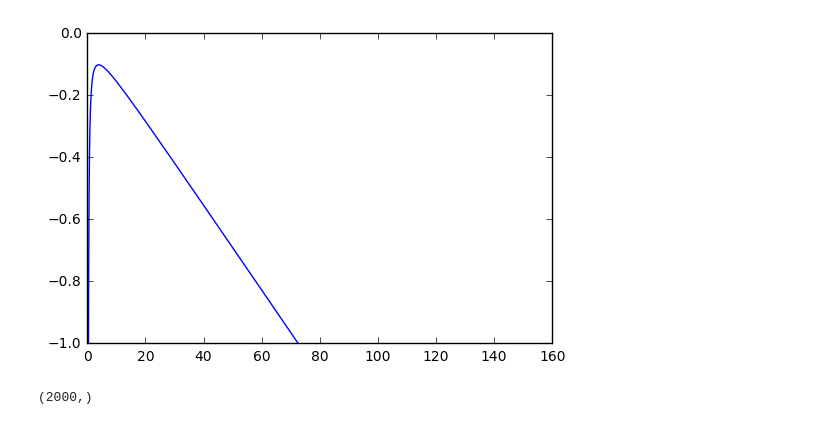
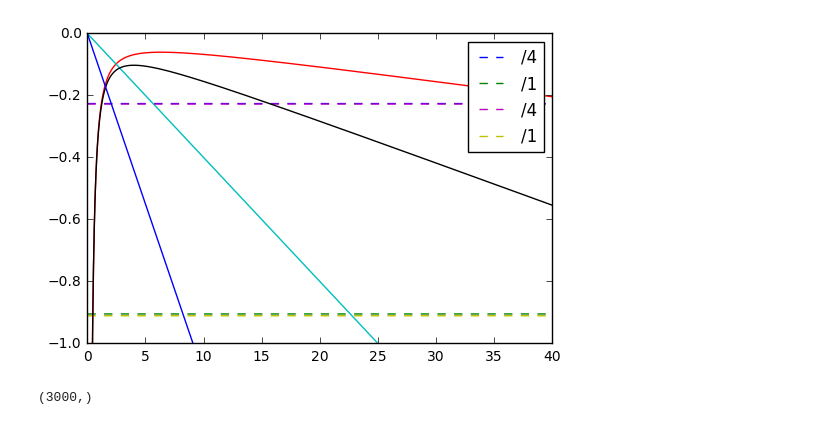
Before and after one commit to daniel-lozano/prueba, a Jupyter notebook: Schrodinger/Solving_attoclock.ipynb, the cells around one changed output. Saved outputs shown, nothing was run; the diff lists cells and outputs as text; code cells hidden in the pictures.

```diff
--- a/Schrodinger/Solving_attoclock.ipynb
+++ b/Schrodinger/Solving_attoclock.ipynb
@@ -30,7 +30,7 @@ def diagonalize_hamiltonian(Hamiltonian):
 
 def I(F):
 
-    return Io + ((alphaN-alphaI)*F**2)#/2.0
+    return Io + ((alphaN-alphaI)*F**2)/2.0
 
 def Pot(n):
 
@@ -42,22 +42,36 @@ def Pot(n):
 
     t3= n*F/8.0
 
-    t4=  (alphaI*F/n**2) #* np.exp(-3.0/n)
+    t4= (alphaI*F/n**2) * np.exp(-3.0/n)
 
     return t1-t2-t3+t4
+def trian(n):
+    return -F*n
 # %%
-steps=2000
+steps=3000
 # atomic units
-xvec=np.linspace(0.01,150,steps) # creates de position vector
+xvec=np.linspace(0.01,40,steps) # creates de position vector
 h=xvec[1]-xvec[0] #define the step
 F=0.11
-U=Pot(xvec)
-plt.plot(xvec,U)
-plt.ylim(-1,0)
-plt.show()
-plt.close()
-# %% [output]
-[figure, removed]
+# %%
+f=[0.04,0.11]
+markers=["r","b"]
+for i in range(2):
+    F=f[i]
+    Energy1=np.ones(steps)*(-I(F)/4)
+    Energy2=np.ones(steps)*(-I(F))
+    U=Pot(xvec)
+    T=trian(xvec)
+    plt.plot(xvec,Energy1, "--",label="/4")
+    plt.plot(xvec,Energy2, "--",label="/1")
+    plt.plot(xvec,U)
+    plt.plot(xvec,T)
+plt.ylim(-1,0)
+plt.legend()
+plt.show()
+plt.close()
+# %% [output]
+[figure, added]
 # %%
 Laplacian=(-2.0*np.diag(np.ones(steps))+np.diag(np.ones(steps-1),1)\
         +np.diag(np.ones(steps-1),-1))/(float)(h**2)
@@ -71,4 +85,4 @@ Hamiltonian+=(-0.5)*((hbar**2)/mu)*Laplacian
 E,V=diagonalize_hamiltonian(Hamiltonian)
 np.shape(E)
 # %% [output]
-(2000,)
+(3000,)
```
Also changed, not shown: parts of 2 cells of this notebook, 35 other files.
